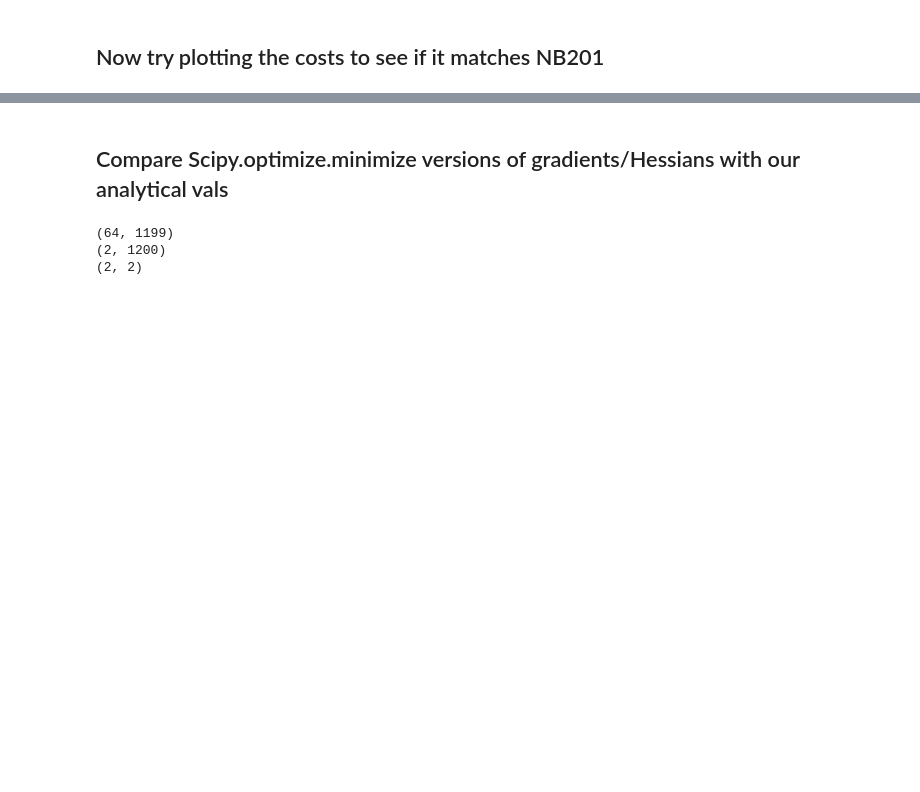
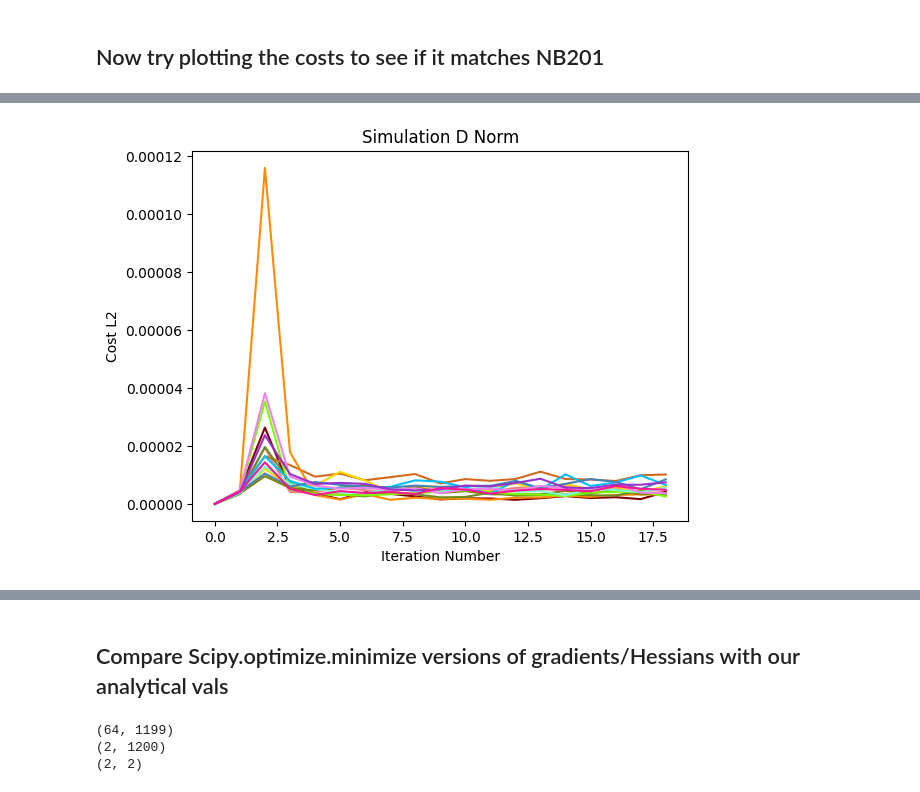
Before and after one commit to kdmalc/personalization-privacy-risk, a Jupyter notebook: 200_SimulationsV2.ipynb, the cells around one changed output, grey strips where cells are left out. Drawn from its saved outputs; the diff is of its cells as text; code cells hidden in the pictures; blank space fills up the shorter version.

```diff
--- a/200_SimulationsV2.ipynb
+++ b/200_SimulationsV2.ipynb
@@ -245,0 +265,11 @@ plt.show()
+# %%
+step_indices = list(range(19))
+for i in range(first_half):
+    plt.plot(step_indices, Dnorm_log[i], color=id2color[i])
+
+plt.ylabel('Cost L2')
+plt.xlabel('Iteration Number')
+plt.title('Simulation D Norm')
+plt.show()
+# %% [output]
+[figure, added]
```
Also changed, not shown: parts of 8 cells of this notebook, 2 other files.
